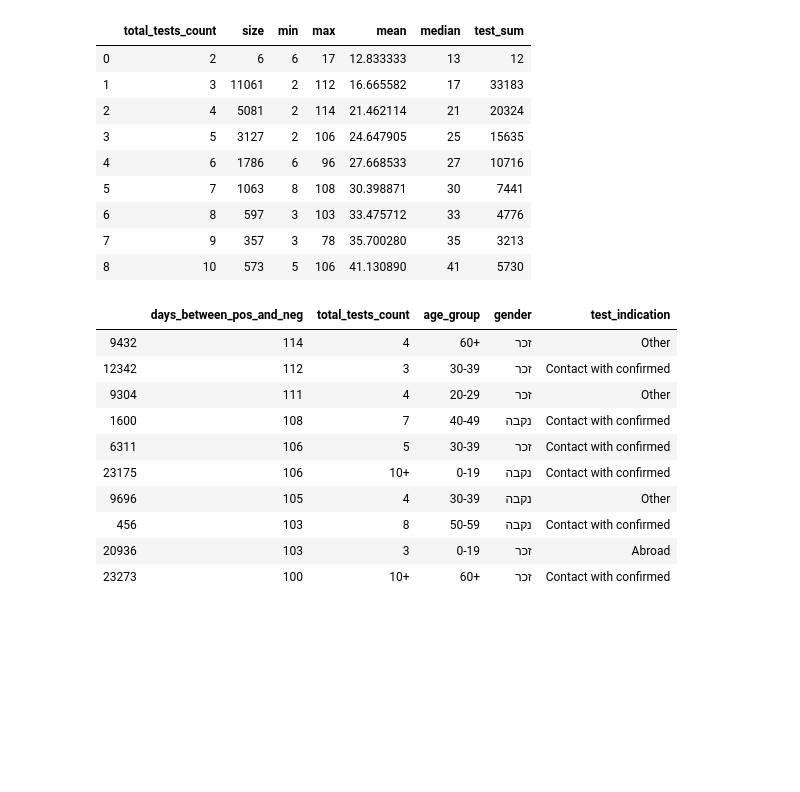
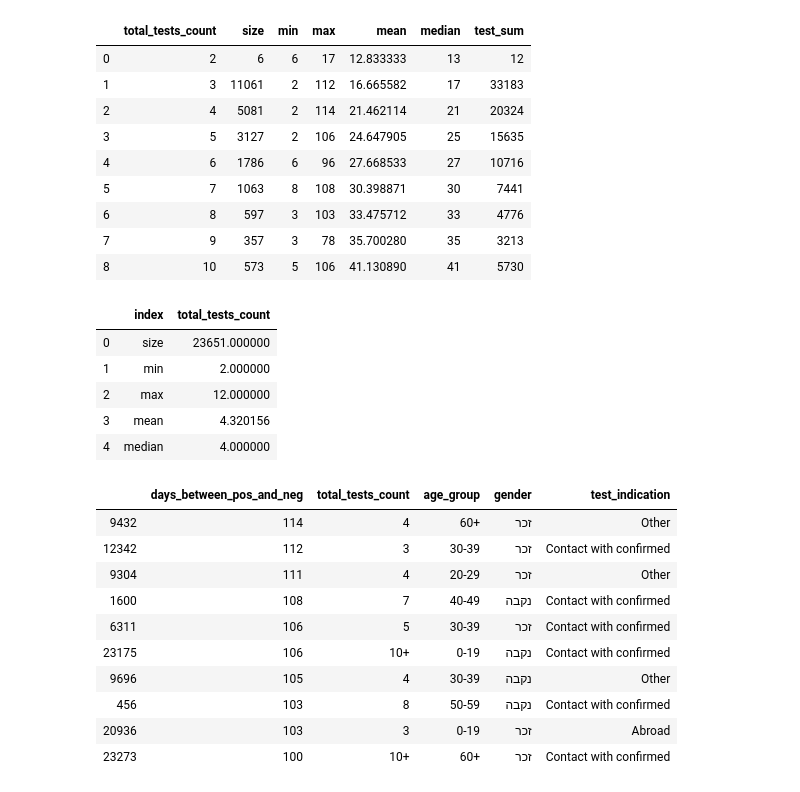
Before and after one commit to cjer/covid, a Jupyter notebook: israel_covid.ipynb, the cells around one changed output. Cells and saved outputs as stored; diff of their text form; code cells hidden in the pictures; blank space fills up the shorter version.

```diff
--- a/israel_covid.ipynb
+++ b/israel_covid.ipynb
@@ -142,6 +142,20 @@ x
 | 6 | 8 | 597 | 3 | 103 | 33.475712 | 33 | 4776 |
 | 7 | 9 | 357 | 3 | 78 | 35.700280 | 35 | 3213 |
 | 8 | 10 | 573 | 5 | 106 | 41.130890 | 41 | 5730 |
+# %%
+(rec
+ .assign(total_tests_count = lambda x: (x.fillna('3').total_tests_count
+                                .astype(str).str.replace('>=', '').str.replace('10+', '11').replace('11+', '12')
+                                .astype(int)))
+ .total_tests_count.agg(['size', 'min', 'max', 'mean', 'median'])
+).reset_index()
+# %% [output]
+|  | index | total_tests_count |
+| 0 | size | 23651.000000 |
+| 1 | min | 2.000000 |
+| 2 | max | 12.000000 |
+| 3 | mean | 4.320156 |
+| 4 | median | 4.000000 |
 # %%
 rec.iloc[rec.days_between_pos_and_neg.nlargest(10).index]
 # %% [output]
```
Also changed, not shown: parts of 1 cell of this notebook, 13 other files.
